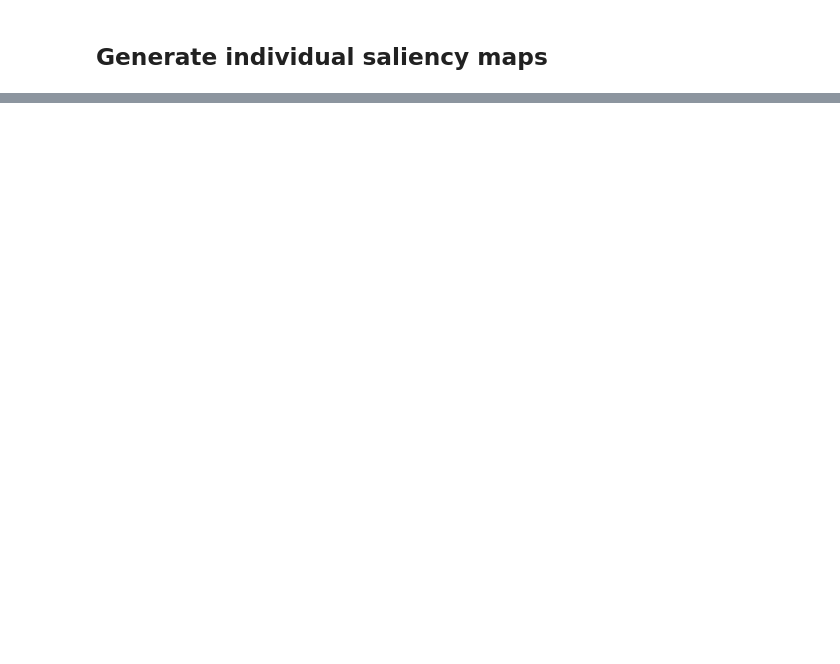
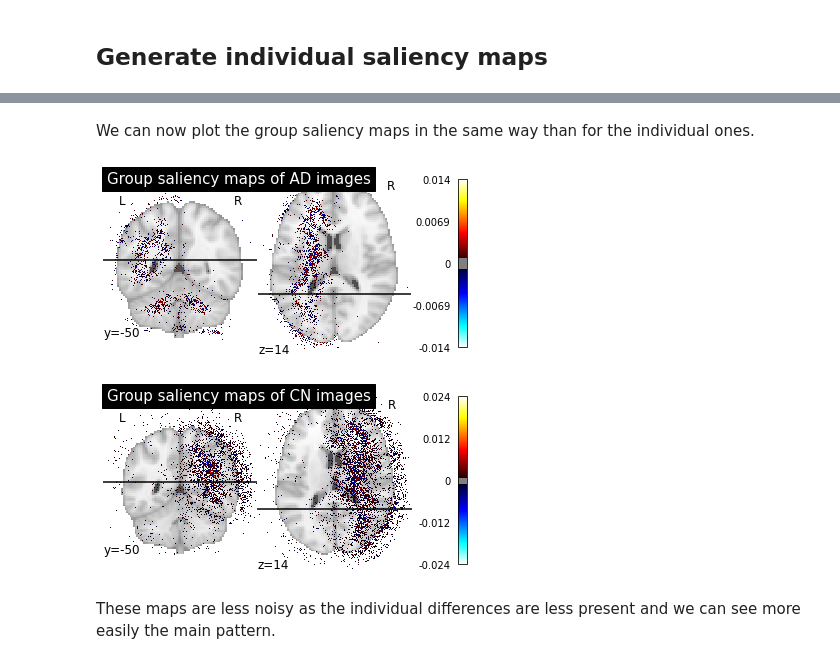
Before and after one commit to aramis-lab/Notebooks-AD-DL, a Jupyter notebook: intepretability.ipynb, the cells around one changed output, grey strips where cells are left out. Cells and saved outputs as stored; diff of their text form; code cells hidden in the pictures; blank space fills up the shorter version.

```diff
--- a/intepretability.ipynb
+++ b/intepretability.ipynb
@@ -37,0 +168,16 @@ Default will try to load the data used for training (which is not possible here)
+# %% [markdown]
+We can now plot the group saliency maps in the same way than for the individual ones.
+# %%
+def plot_group_maps(diagnosis, target):
+    map_path = f"model_trivial/fold-0/gradients/best_loss/group-{diagnosis}_target-{target}/map.nii.gz"
+    plotting.plot_stat_map(map_path, title=f"Group saliency maps of {diagnosis} images",
+                           cut_coords=(-50, 14), display_mode="yz", threshold=10**-3)
+    plotting.show()
+
+plot_group_maps("AD", "CN")
+plot_group_maps("CN", "AD")
+# %% [output]
+[figure, added]
+[figure, added]
+# %% [markdown]
+These maps are less noisy as the individual differences are less present and we can see more easily the main pattern.
```
Also changed, not shown: parts of 23 cells of this notebook, 1 other file.
